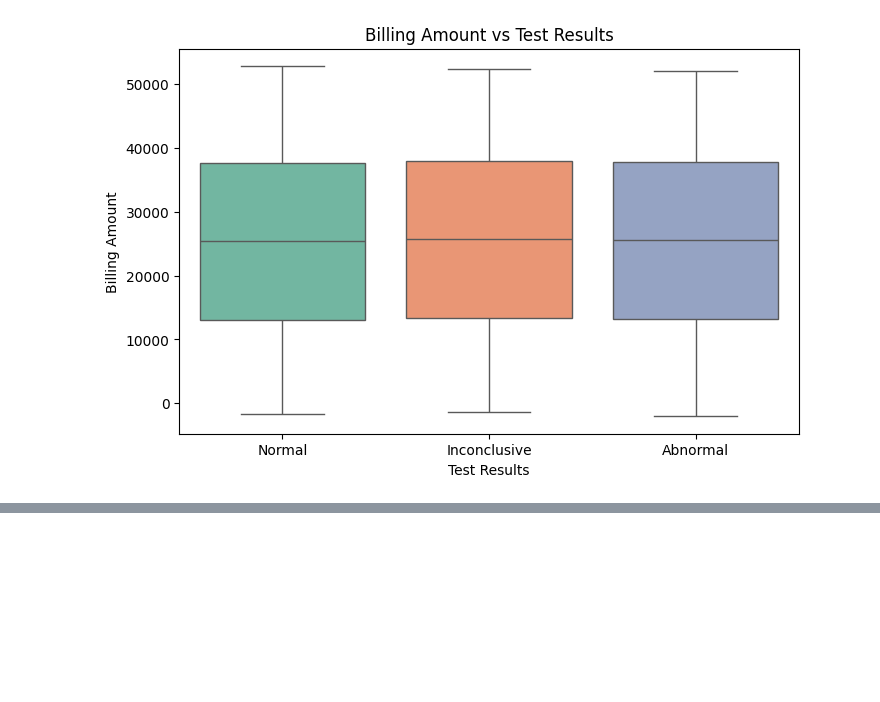
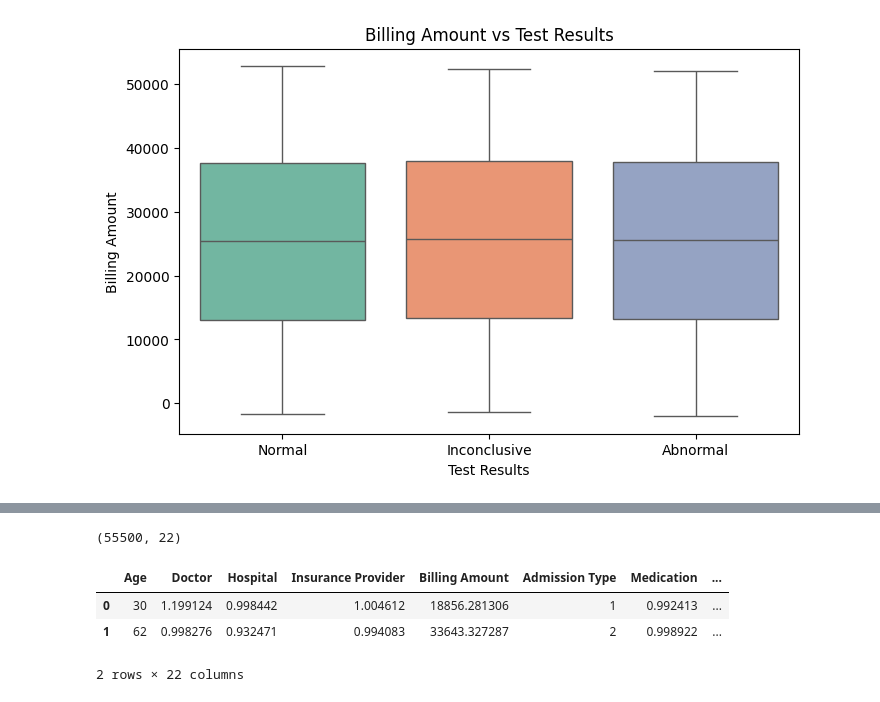
Before and after one commit to mdmohsin212/Kaggle-competitions, a Jupyter notebook: Health Care/notebook/health_care.ipynb, the cells around one changed output, grey strips where cells are left out. Cells and saved outputs as stored; diff of their text form; code cells hidden in the pictures; blank space fills up the shorter version.

Commit message:
Apply Data Preprocessing

```diff
--- a/Health Care/notebook/health_care.ipynb
+++ b/Health Care/notebook/health_care.ipynb
@@ -110,0 +128,24 @@ Passing `palette` without assigning `hue` is deprecated and will be removed in v
+# %%
+le = LabelEncoder()
+y = le.fit_transform(y)
+# %%
+admission_mapping = {'Elective': 0, 'Urgent': 1, 'Emergency': 2}
+x['Admission Type'] = x['Admission Type'].map(admission_mapping)
+# %%
+x = pd.get_dummies(x, columns=['Gender', 'Blood Type', 'Medical Condition'], drop_first=True, dtype=int)
+# %%
+high_card_cols = ['Doctor', 'Hospital', 'Insurance Provider', 'Medication']
+
+target_encoder = ce.TargetEncoder(cols=high_card_cols)
+x[high_card_cols] = target_encoder.fit_transform(x[high_card_cols], y)
+# %%
+final_df = pd.concat([pd.DataFrame(x), pd.Series(y, name='Target')], axis=1)
+
+print(final_df.shape)
+final_df.head(2)
+# %% [output]
+(55500, 22)
+|  | Age | Doctor | Hospital | Insurance Provider | Billing Amount | Admission Type | Medication | ... |
+| 0 | 30 | 1.199124 | 0.998442 | 1.004612 | 18856.281306 | 1 | 0.992413 | ... |
+| 1 | 62 | 0.998276 | 0.932471 | 0.994083 | 33643.327287 | 2 | 0.998922 | ... |
+2 rows × 22 columns
```
Also changed, not shown: parts of 5 cells of this notebook.
